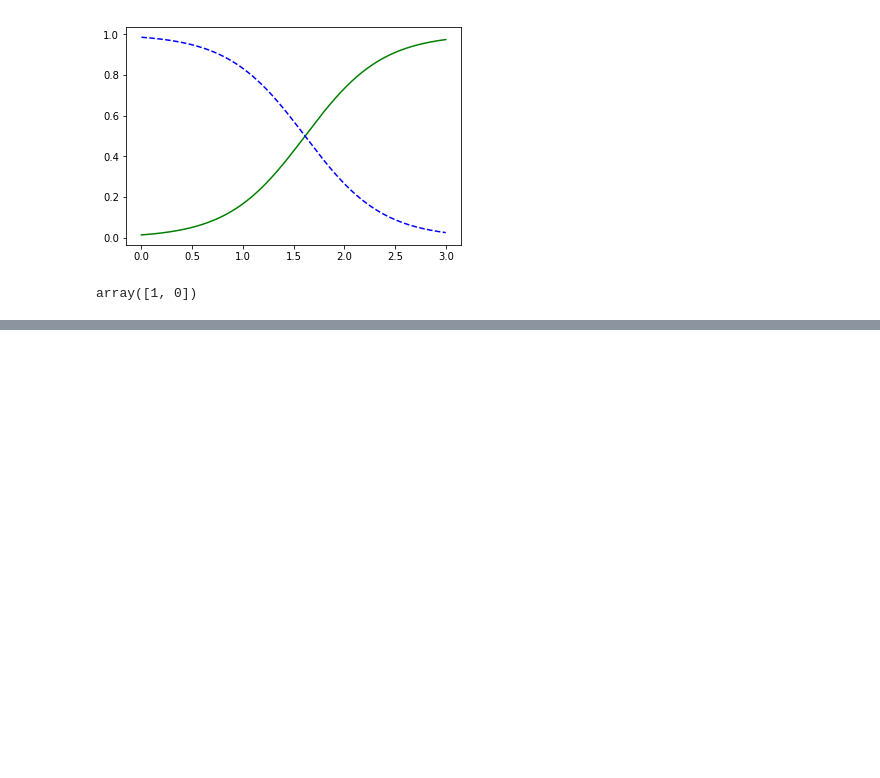
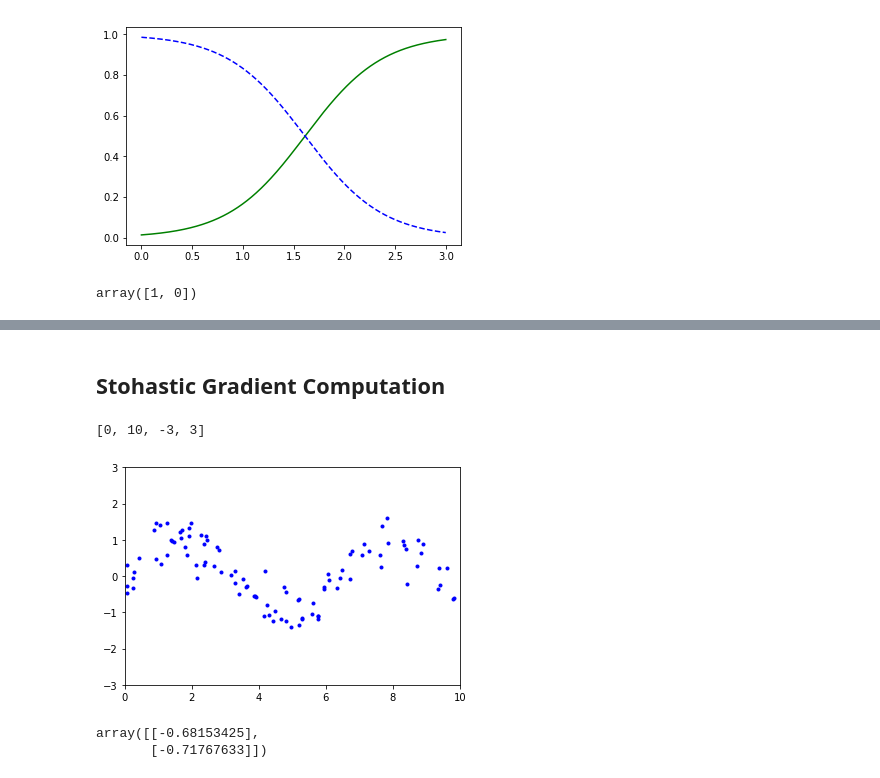
Before and after one commit to Xpitfire/handson-ml, a Jupyter notebook: 04_Exercisse_Math.ipynb, the cells around one changed output, grey strips where cells are left out. Drawn from its saved outputs; the diff is of its cells as text; code cells hidden in the pictures; blank space fills up the shorter version.

Commit message:
Continued exercises with SVM and Mini-Batch SGD

```diff
--- a/04_Exercisse_Math.ipynb
+++ b/04_Exercisse_Math.ipynb
@@ -576,0 +580,32 @@ array([1, 0])
+# %% [markdown]
+## Stohastic Gradient Computation
+# %%
+import numpy as np
+
+%matplotlib inline
+import matplotlib.pyplot as plt
+
+m = 100
+
+# generate random data
+X = np.random.rand(m, 1) * 10
+y = np.sin(X) + np.random.randn(m, 1) * 0.4
+
+plt.plot(X, y, "b.")
+plt.axis([0, 10, -3, 3])
+# %% [output]
+[0, 10, -3, 3]
+[figure, added]
+# %%
+n_epochs = 50
+mini_batch = 20
+t0, t1 = 5, 50 # learning schedule
+
+def learning_schedule(t):
+    return t0 / (t + t1)
+
+theta = np.random.randn(2, 1) # random initialization of theta
+theta
+# %% [output]
+array([[-0.68153425],
+       [-0.71767633]])
```
Also changed, not shown: parts of 2 cells of this notebook, 2 other files.
